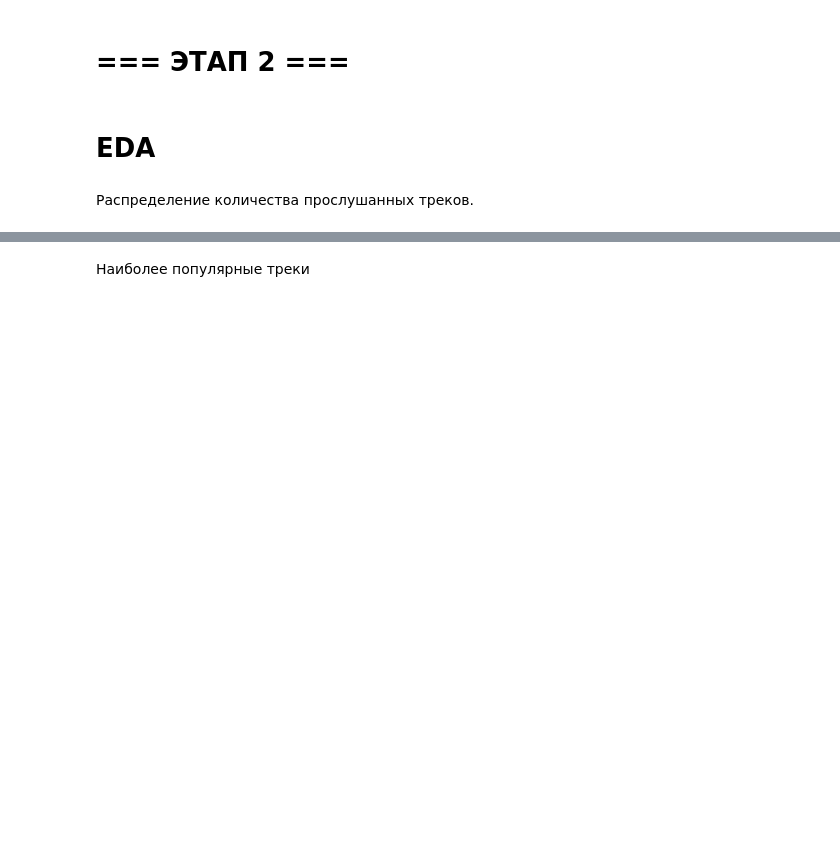
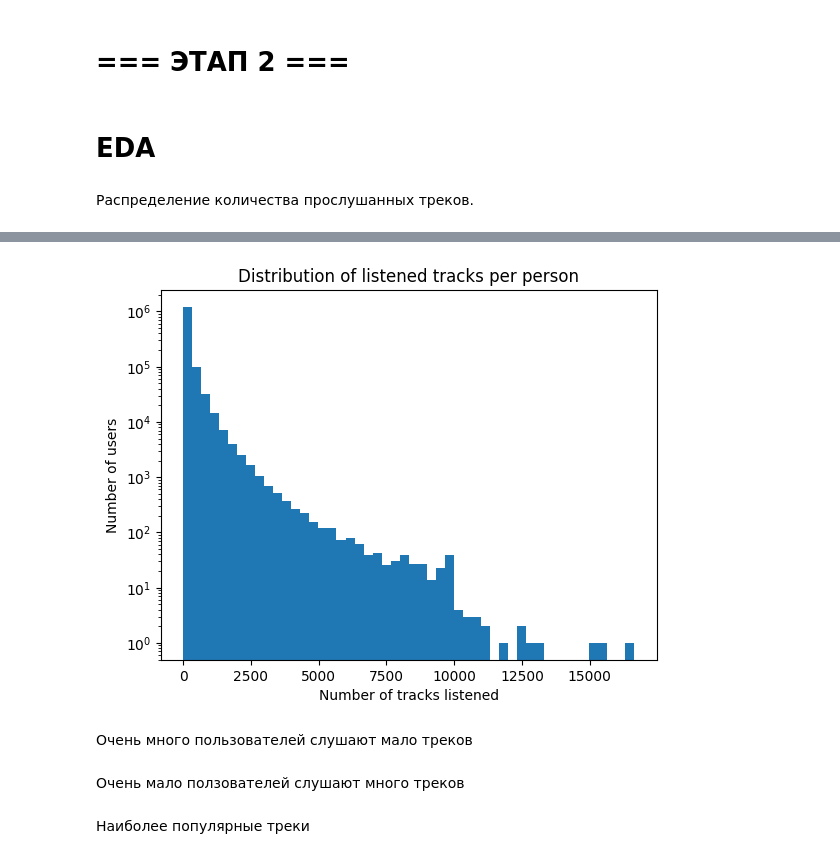
Before and after one commit to akzholtech/mle-project-sprint-4, a Jupyter notebook: recommendations.ipynb, the cells around one changed output, grey strips where cells are left out. Drawn from its saved outputs; the diff is of its cells as text; code cells hidden in the pictures; blank space fills up the shorter version.

```diff
--- a/recommendations.ipynb
+++ b/recommendations.ipynb
@@ -53,3 +48,5 @@ Name: artists, Length: 1000000, dtype: object
 # EDA
 # %% [markdown]
 Распределение количества прослушанных треков.
+# %%
+user_track_count = events.groupby("user_id")["item_id"].count()
@@ -56,2 +65,14 @@ Name: artists, Length: 1000000, dtype: object
+# %%
+plt.hist(user_track_count, bins=50, log=True)
+plt.xlabel("Number of tracks listened")
+plt.ylabel("Number of users")
+plt.title("Distribution of listened tracks per person")
+plt.show()
+# %% [output]
+[figure, added]
+# %% [markdown]
+Очень много пользователей слушают мало треков
+# %% [markdown]
+Очень мало ползователей слушают много треков
 # %% [markdown]
 Наиболее популярные треки
```
Also changed, not shown: parts of 11 cells of this notebook.
